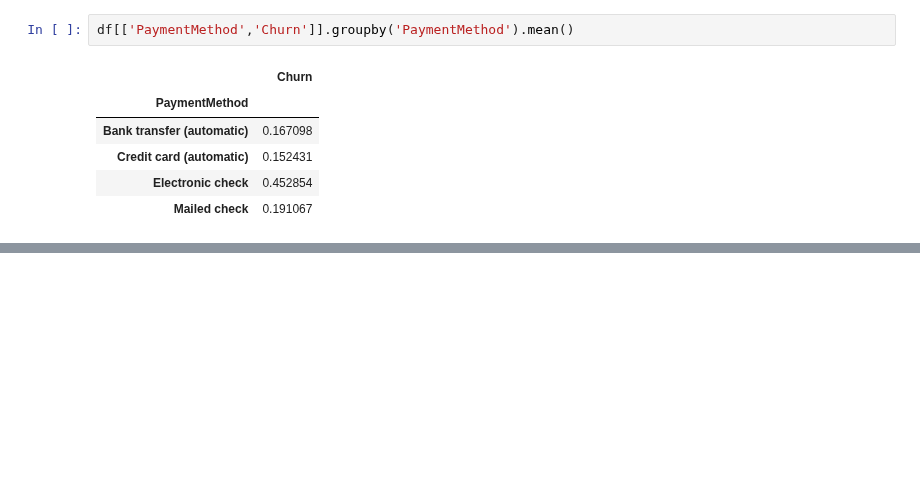
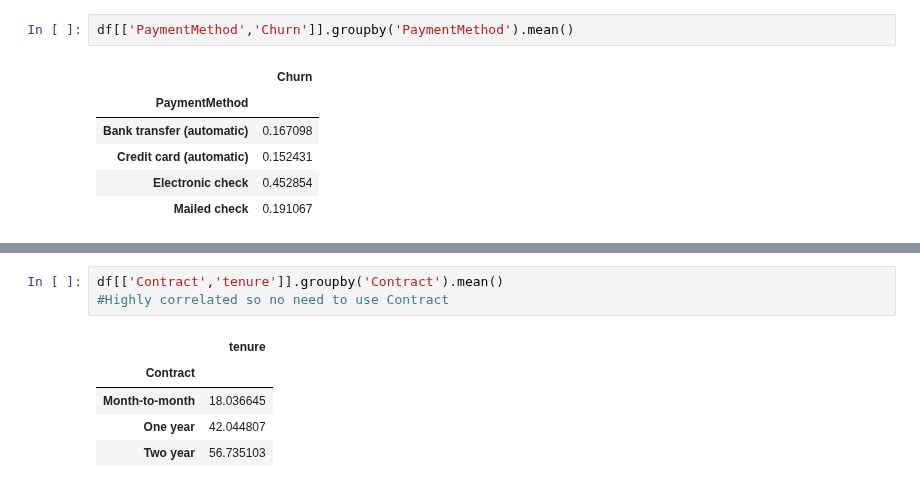
Before and after one commit to pavstar619/Churn-Prediction-Telco, a Jupyter notebook: Churn_Prediction_Telco.ipynb, the cells around one changed output, grey strips where cells are left out. Saved outputs shown, nothing was run; the diff lists cells and outputs as text; blank space fills up the shorter version.

```diff
--- a/Churn_Prediction_Telco.ipynb
+++ b/Churn_Prediction_Telco.ipynb
@@ -225,0 +249,9 @@ df[['PaymentMethod','Churn']].groupby('PaymentMethod').mean()
+# %%
+df[['Contract','tenure']].groupby('Contract').mean()
+#Highly correlated so no need to use Contract
+# %% [output]
+|  | tenure |
+| Contract |  |
+| Month-to-month | 18.036645 |
+| One year | 42.044807 |
+| Two year | 56.735103 |
```
Also changed, not shown: parts of 6 cells of this notebook.
